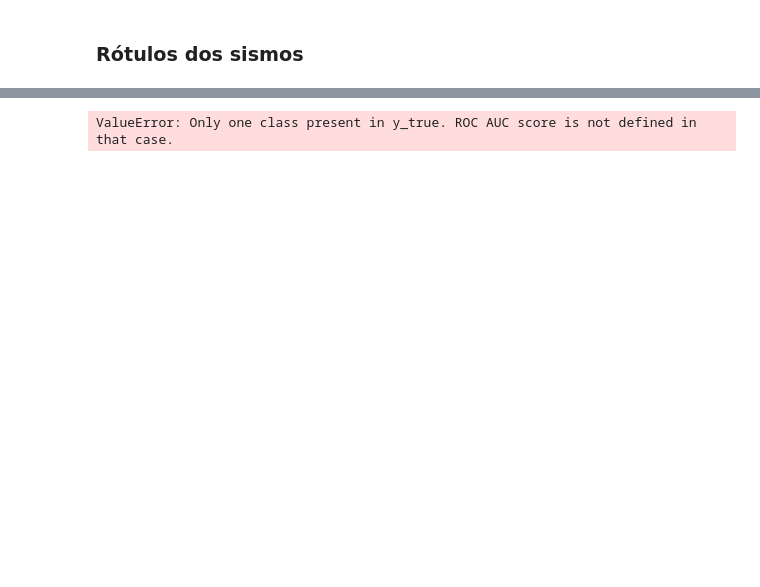
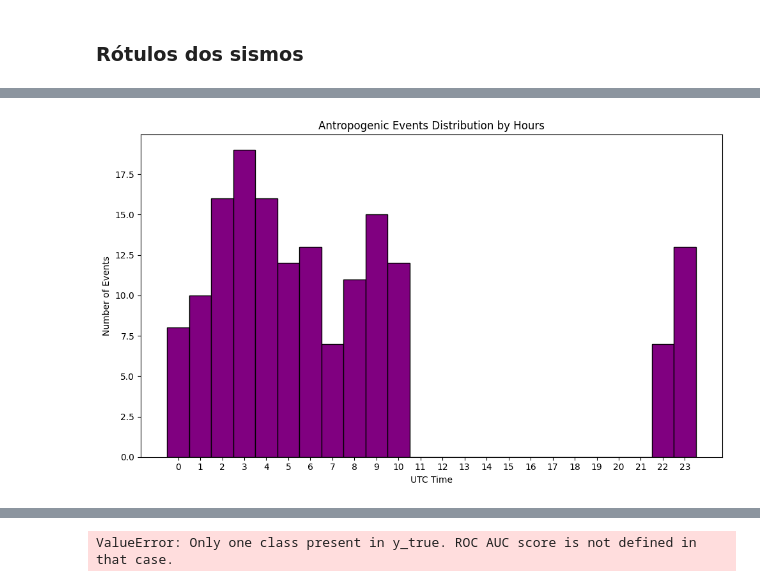
Before and after one commit to Gabriel-Goes/Sismologia_IPT, a Jupyter notebook: jupyternotebooks/validation.ipynb, the cells around one changed output, grey strips where cells are left out. Saved outputs shown, nothing was run; the diff lists cells and outputs as text; code cells hidden in the pictures; blank space fills up the shorter version.

```diff
--- a/jupyternotebooks/validation.ipynb
+++ b/jupyternotebooks/validation.ipynb
@@ -481,0 +360,12 @@ ValueError: Only one class present in y_true. ROC AUC score is not defined in th
+# %%
+# Plotar o histograma por horas do dia
+plt.figure('hours',figsize=(10, 6))
+plt.hist(antrop_hours, bins=np.arange(0, 25) - 0.5, color='purple', edgecolor='black')
+plt.title('Antropogenic Events Distribution by Hours')
+plt.xlabel('UTC Time')
+plt.ylabel('Number of Events')
+plt.xticks(np.arange(0, 24))
+plt.tight_layout()
+plt.show()
+# %% [output]
+[figure, added]
```
Also changed, not shown: parts of 50 cells of this notebook, 12 other files.
